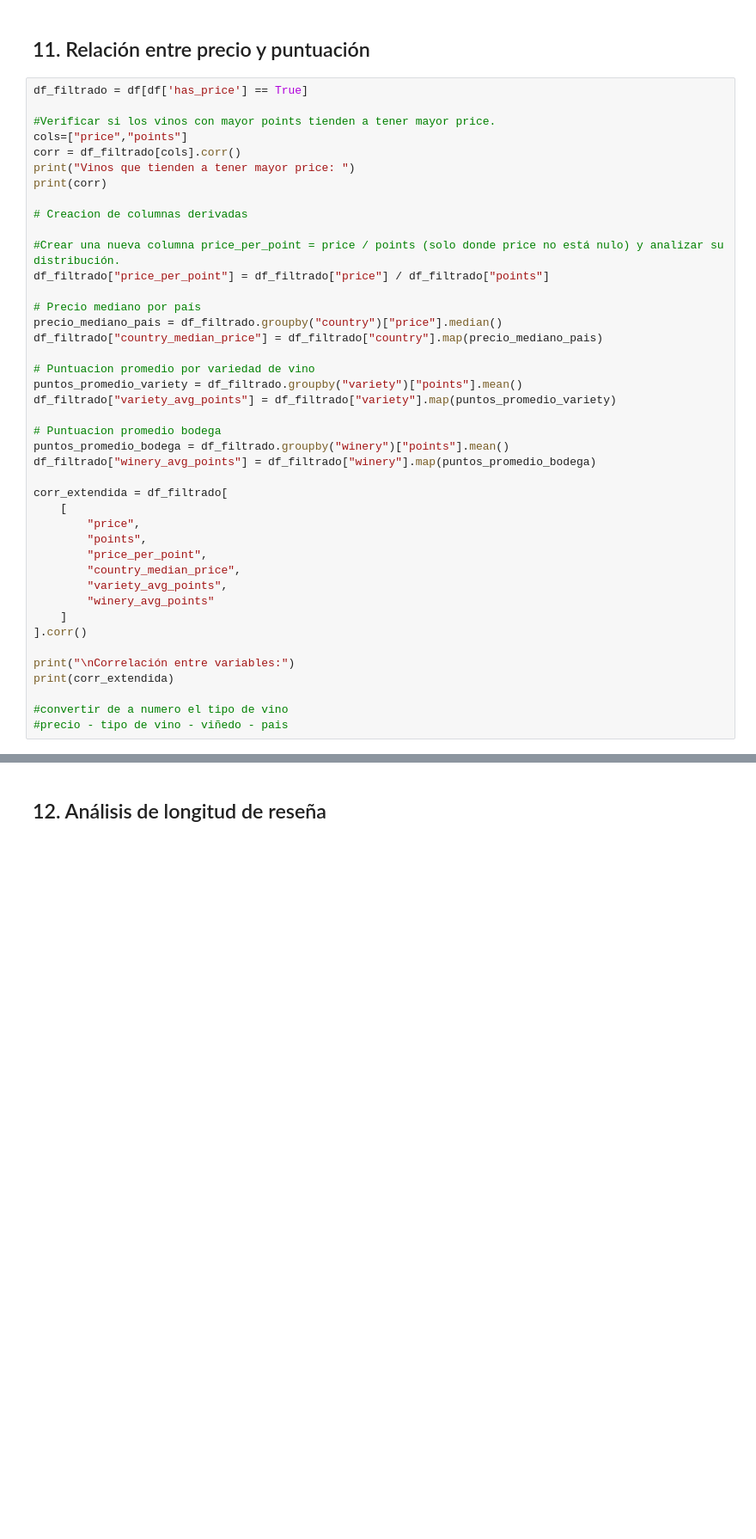
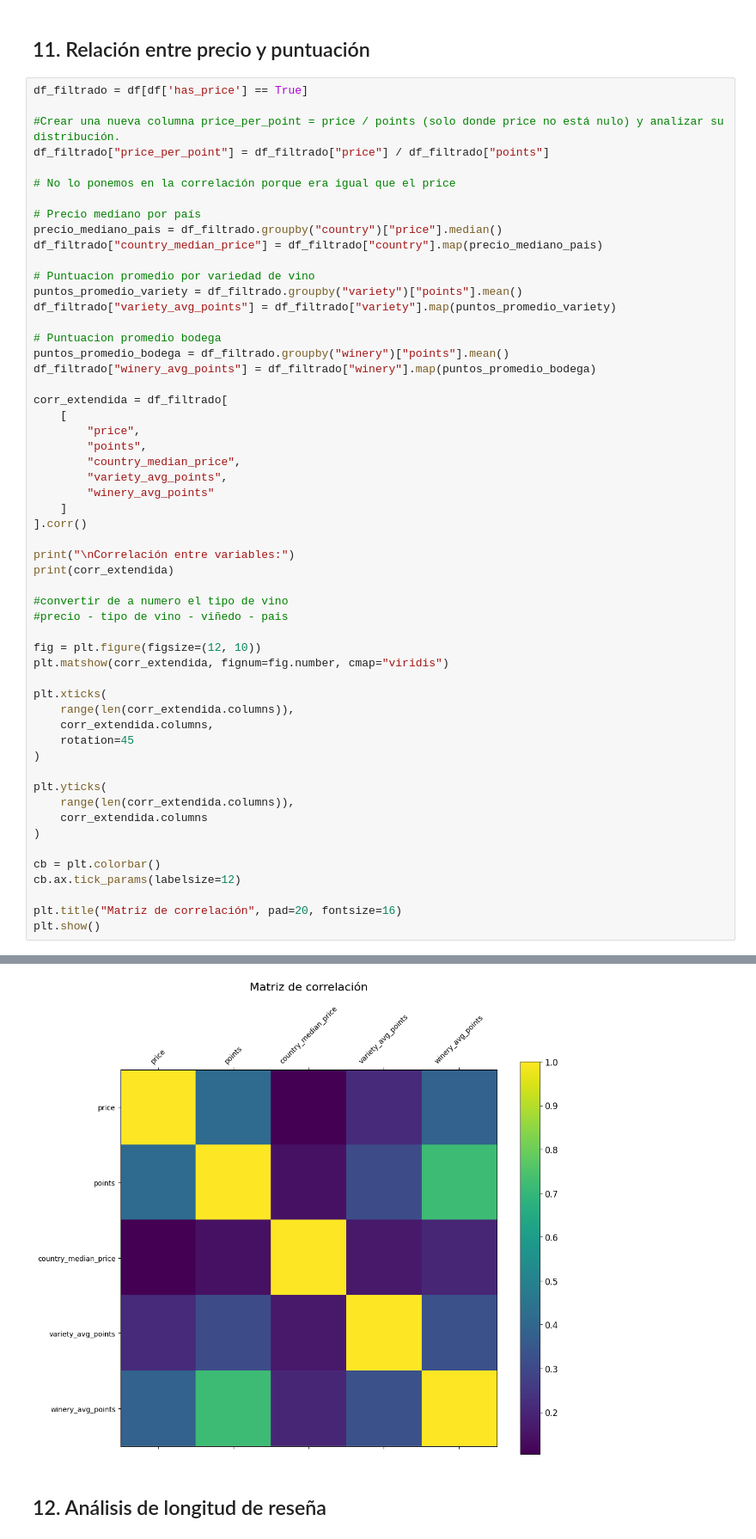
Before and after one commit to Dianathecoder/Wine-Tasting_Dataset, a Jupyter notebook: analisis.ipynb, the cells around one changed output, grey strips where cells are left out. Shown at 86% size. Cells and saved outputs as stored; diff of their text form; blank space fills up the shorter version.

Commit message:
Grafico de correlación

```diff
--- a/analisis.ipynb
+++ b/analisis.ipynb
@@ -441,16 +441,10 @@ Name: points, Length: 313, dtype: Float64
 # %%
 df_filtrado = df[df['has_price'] == True]
 
-#Verificar si los vinos con mayor points tienden a tener mayor price.
-cols=["price","points"]
-corr = df_filtrado[cols].corr()
-print("Vinos que tienden a tener mayor price: ")
-print(corr)
-
-# Creacion de columnas derivadas
-
 #Crear una nueva columna price_per_point = price / points (solo donde price no está nulo) y analizar su distribución.
 df_filtrado["price_per_point"] = df_filtrado["price"] / df_filtrado["points"]
+
+# No lo ponemos en la correlación porque era igual que el price
 
 # Precio mediano por país
 precio_mediano_pais = df_filtrado.groupby("country")["price"].median()
@@ -468,7 +462,6 @@ corr_extendida = df_filtrado[
     [
         "price",
         "points",
-        "price_per_point",
         "country_median_price",
         "variety_avg_points",
         "winery_avg_points"
@@ -480,4 +473,24 @@ print(corr_extendida)
 
 #convertir de a numero el tipo de vino
 #precio - tipo de vino - viñedo - pais
+
+fig = plt.figure(figsize=(12, 10))
+plt.matshow(corr_extendida, fignum=fig.number, cmap="viridis")
+
+plt.xticks(
+    range(len(corr_extendida.columns)),
+    corr_extendida.columns,
+    rotation=45
+)
+
+plt.yticks(
+    range(len(corr_extendida.columns)),
+    corr_extendida.columns
+)
+
+cb = plt.colorbar()
+cb.ax.tick_params(labelsize=12)
+
+plt.title("Matriz de correlación", pad=20, fontsize=16)
+plt.show()
 # %% [output]
@@ -521,3 +531,4 @@ See the caveats in the documentation: https://pandas.pydata.org/pandas-docs/stab
+[figure, added]
 # %% [markdown]
 ## 12. Análisis de longitud de reseña
 # %%
```
Also changed, not shown: parts of 2 cells of this notebook.
